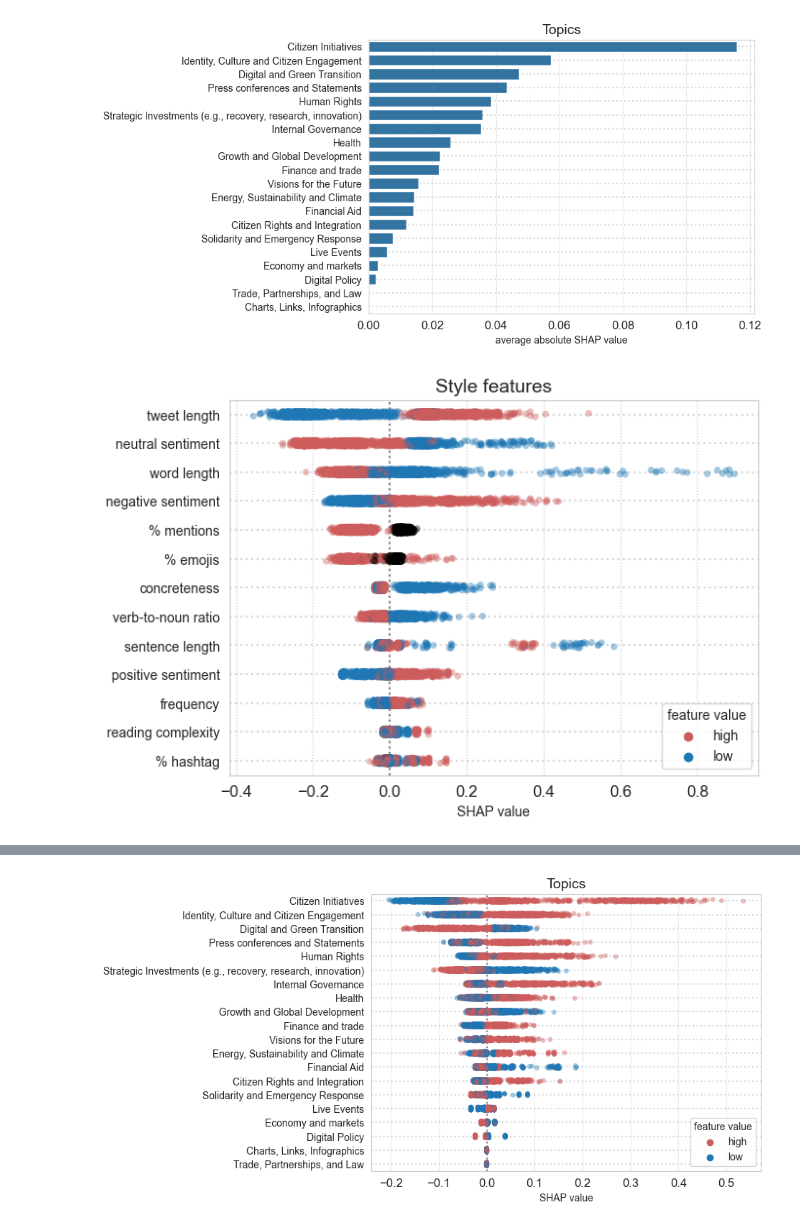
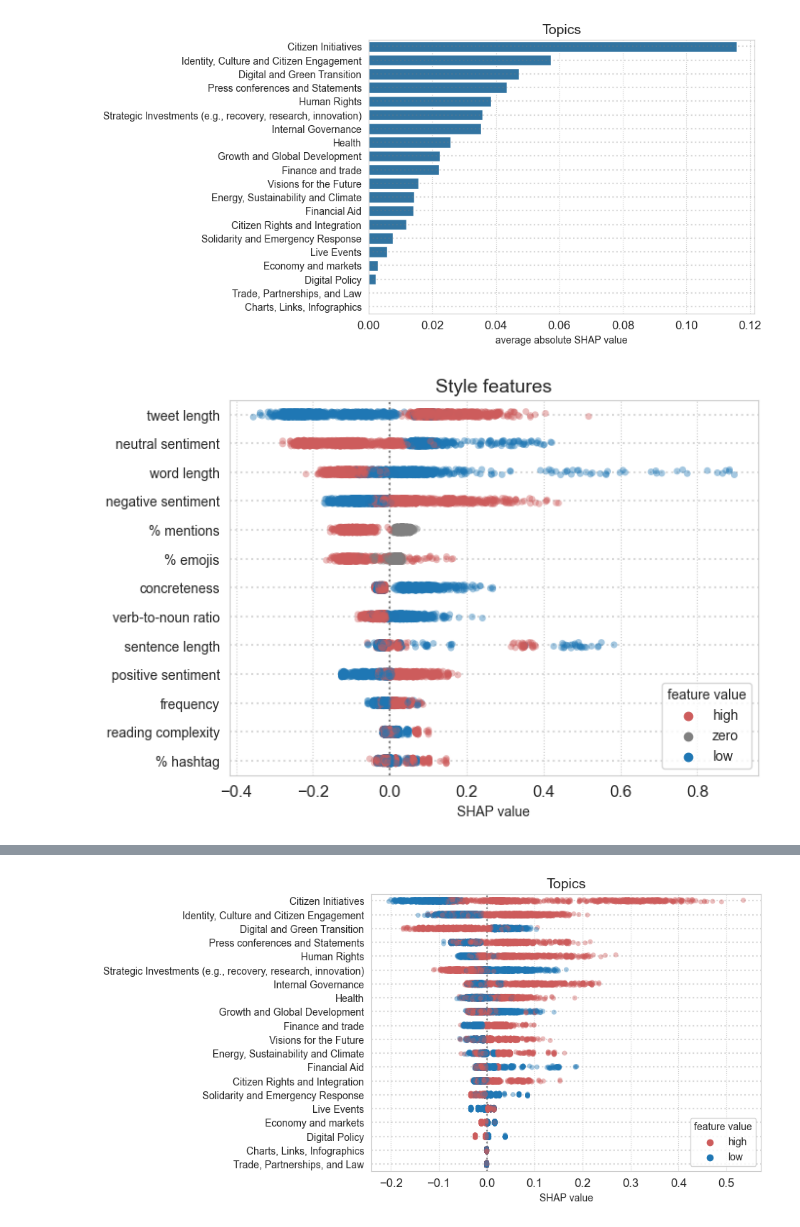
Before and after one commit to rbroc/eucomm-twitter, a Jupyter notebook: 4. Predictive Models.ipynb, the cells around one changed output, grey strips where cells are left out. Drawn from its saved outputs; the diff is of its cells as text; code cells hidden in the pictures.

Commit message:
minor fix to xgb plots

```diff
--- a/4. Predictive Models.ipynb
+++ b/4. Predictive Models.ipynb
@@ -162,23 +162,23 @@ plt.savefig('figs/xgb/topic_imp_norm.png', dpi=300, bbox_inches='tight')
 # %%
 sns.set_style('whitegrid', {'grid.linestyle': 'dotted'})
 plt.subplots(figsize=(7,5))
 data = shaps_long[shaps_long['feature_name'].isin(style_col)]
 data = data.merge(sort_shaps, on='feature_name').sort_values(by='value_y', ascending=False)
 for i in range(len(style_col)):
     plt.axhline(i, linestyle='dotted', alpha=.3, color='grey')
 plt.axvline(0, color='grey', linestyle='dotted')
 sns.stripplot(data=data,
              y='feature_name', x='value_x',
-                hue='data_simple', palette=['indianred',
+                hue='data_simple', palette=['indianred', 'grey',
                                             sns.color_palette()[0]],
-                hue_order=['high', 'low'],
+                hue_order=['high', 'zero', 'low'],
                 alpha=.4)
 plt.legend(title='feature value', loc='lower right')
 plt.ylabel('')
 plt.xlabel('SHAP value')
 plt.xticks(fontsize=12)
 plt.title('Style features', fontsize=14)
 plt.savefig('figs/xgb/style_SHAP_norm.png', dpi=300, bbox_inches='tight')
 plt.show()
 # %% [output]
-[figure, old version]
+[figure, new version]
```
Also changed, not shown: parts of 2 cells of this notebook.
